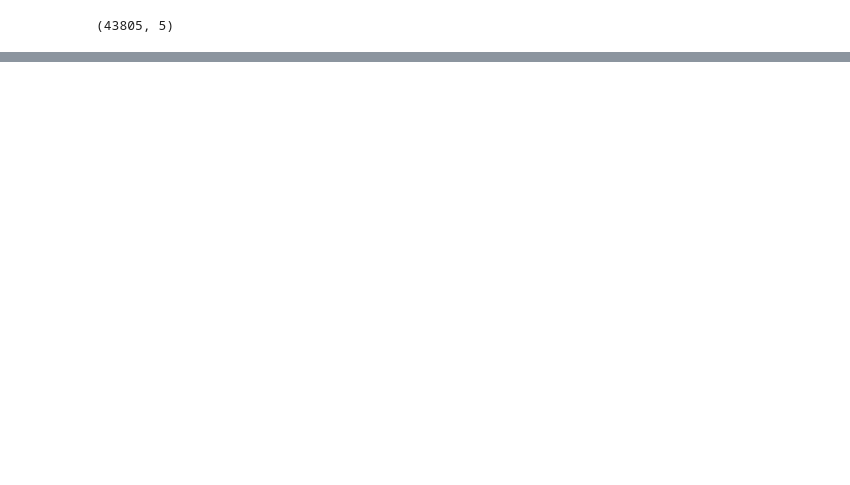
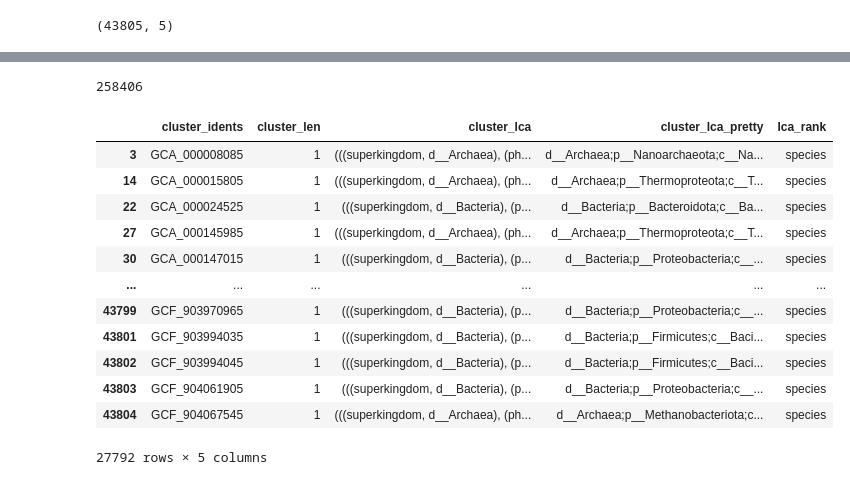
Before and after one commit to bluegenes/2022-ani-sql, a Jupyter notebook: notebooks/03.assess-ANI-clusters.ipynb, the cells around one changed output, grey strips where cells are left out. Saved outputs shown, nothing was run; the diff lists cells and outputs as text; code cells hidden in the pictures; blank space fills up the shorter version.

```diff
--- a/notebooks/03.assess-ANI-clusters.ipynb
+++ b/notebooks/03.assess-ANI-clusters.ipynb
@@ -152 +132,24 @@ a95[a95['cluster_lca_pretty'] == 'multiple']
+# %%
+# total identifiers we're looking at:
+total_n_idents = a95['cluster_len'].sum()
+total_n_idents
+# %% [output]
+258406
+# %%
+# how many are singleton clusters? ~27k
+a95[a95['cluster_len'] == 1]
+# %% [output]
+|  | cluster_idents | cluster_len | cluster_lca | cluster_lca_pretty | lca_rank |
+| 3 | GCA_000008085 | 1 | (((superkingdom, d__Archaea), (ph... | d__Archaea;p__Nanoarchaeota;c__Na... | species |
+| 14 | GCA_000015805 | 1 | (((superkingdom, d__Archaea), (ph... | d__Archaea;p__Thermoproteota;c__T... | species |
+| 22 | GCA_000024525 | 1 | (((superkingdom, d__Bacteria), (p... | d__Bacteria;p__Bacteroidota;c__Ba... | species |
+| 27 | GCA_000145985 | 1 | (((superkingdom, d__Archaea), (ph... | d__Archaea;p__Thermoproteota;c__T... | species |
+| 30 | GCA_000147015 | 1 | (((superkingdom, d__Bacteria), (p... | d__Bacteria;p__Proteobacteria;c__... | species |
+| ... | ... | ... | ... | ... | ... |
+| 43799 | GCF_903970965 | 1 | (((superkingdom, d__Bacteria), (p... | d__Bacteria;p__Proteobacteria;c__... | species |
+| 43801 | GCF_903994035 | 1 | (((superkingdom, d__Bacteria), (p... | d__Bacteria;p__Firmicutes;c__Baci... | species |
+| 43802 | GCF_903994045 | 1 | (((superkingdom, d__Bacteria), (p... | d__Bacteria;p__Firmicutes;c__Baci... | species |
+| 43803 | GCF_904061905 | 1 | (((superkingdom, d__Bacteria), (p... | d__Bacteria;p__Proteobacteria;c__... | species |
+| 43804 | GCF_904067545 | 1 | (((superkingdom, d__Archaea), (ph... | d__Archaea;p__Methanobacteriota;c... | species |
+27792 rows × 5 columns
 # %%
```
Also changed, not shown: parts of 22 cells of this notebook, 1 other file.
